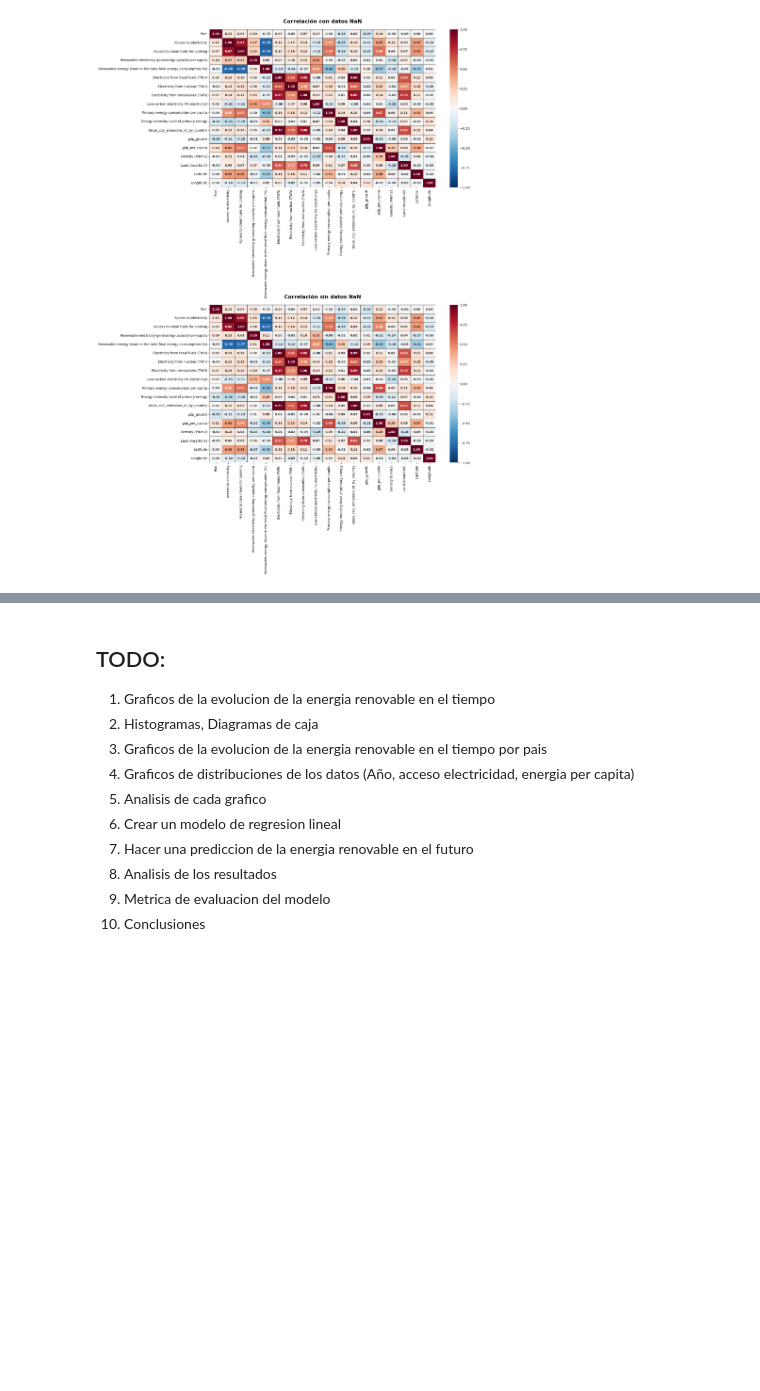
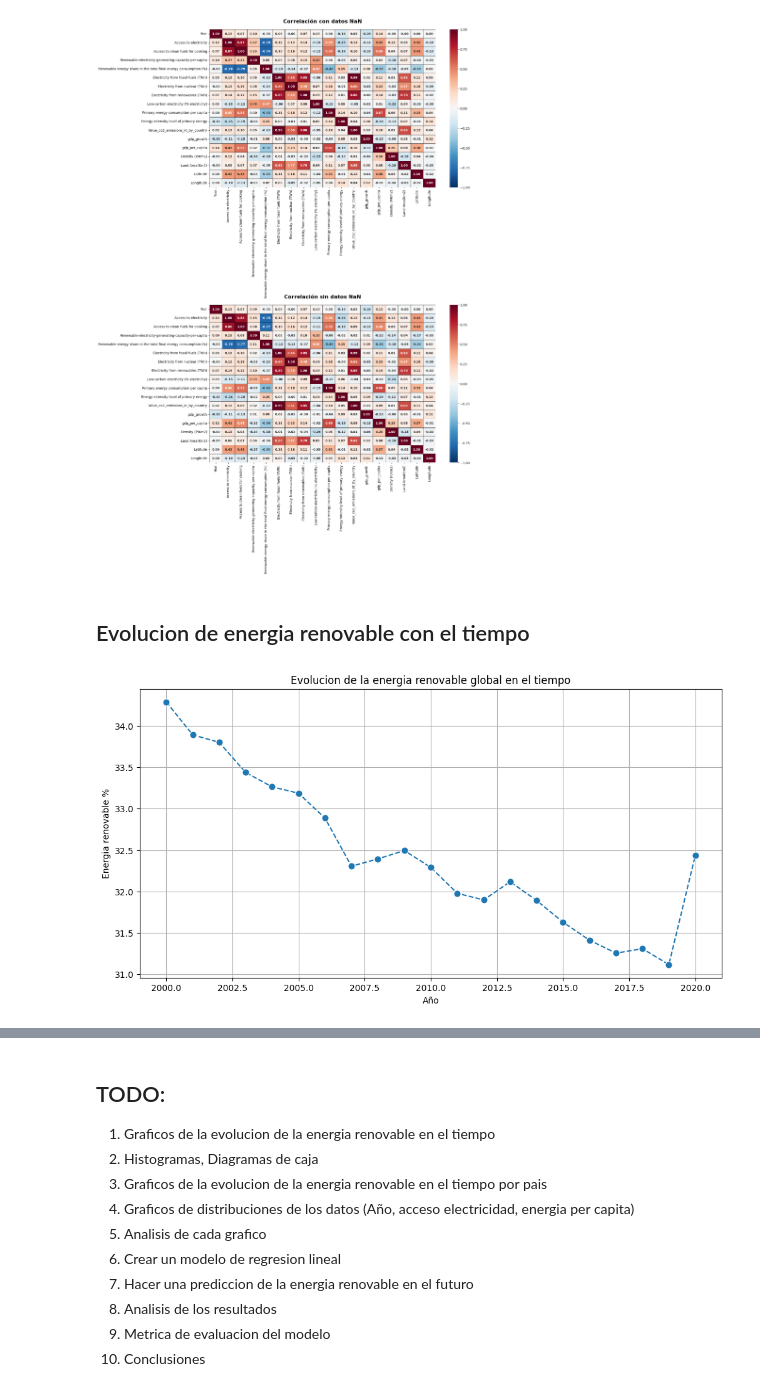
Before and after one commit to juanejd/prediction-model-renewable-energy, a Jupyter notebook: ADA_ML_LR.ipynb, the cells around one changed output, grey strips where cells are left out. Drawn from its saved outputs; the diff is of its cells as text; code cells hidden in the pictures; blank space fills up the shorter version.

Commit message:
graficos de evolucion de energias

```diff
--- a/ADA_ML_LR.ipynb
+++ b/ADA_ML_LR.ipynb
@@ -366,3 +366,22 @@ plt.subplots_adjust(wspace=0.3, top=0.93)
 plt.show()
 # %% [output]
 [figure]
+# %% [markdown]
+## Evolucion de energia renovable con el tiempo
+# %%
+plt.figure(figsize=(12,6))
+sns.lineplot(
+    data=df_filled.groupby('Year')['Renewable energy share in the total final energy consumption (%)'].mean().reset_index(),
+    x='Year',
+    y='Renewable energy share in the total final energy consumption (%)',
+    marker="o",
+    markersize=8,
+    linestyle="--"
+)
+plt.title('Evolucion de la energia renovable global en el tiempo')
+plt.xlabel('Año')
+plt.ylabel('Energia renovable %')
+plt.grid(True)
+plt.show()
+# %% [output]
+[figure, added]
```
Also changed, not shown: parts of 3 cells of this notebook.
